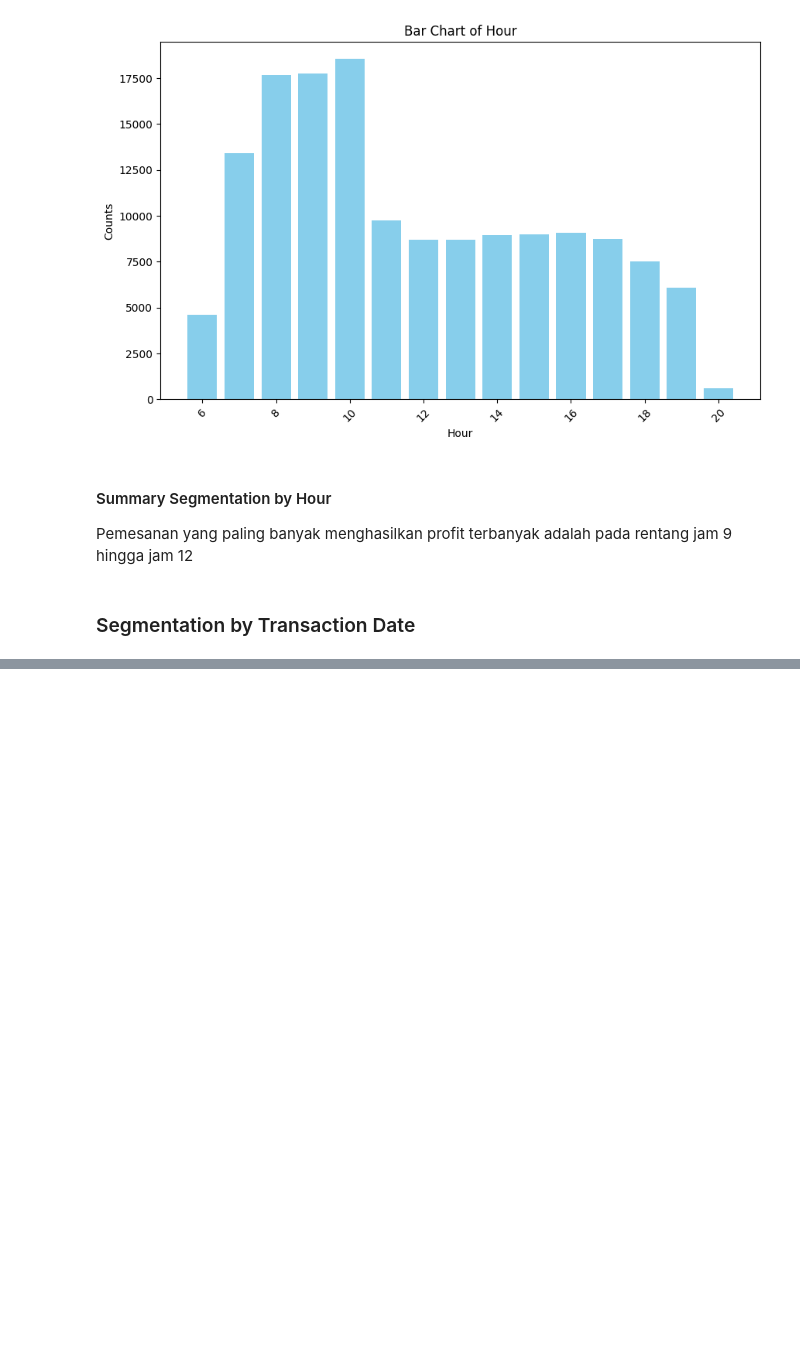
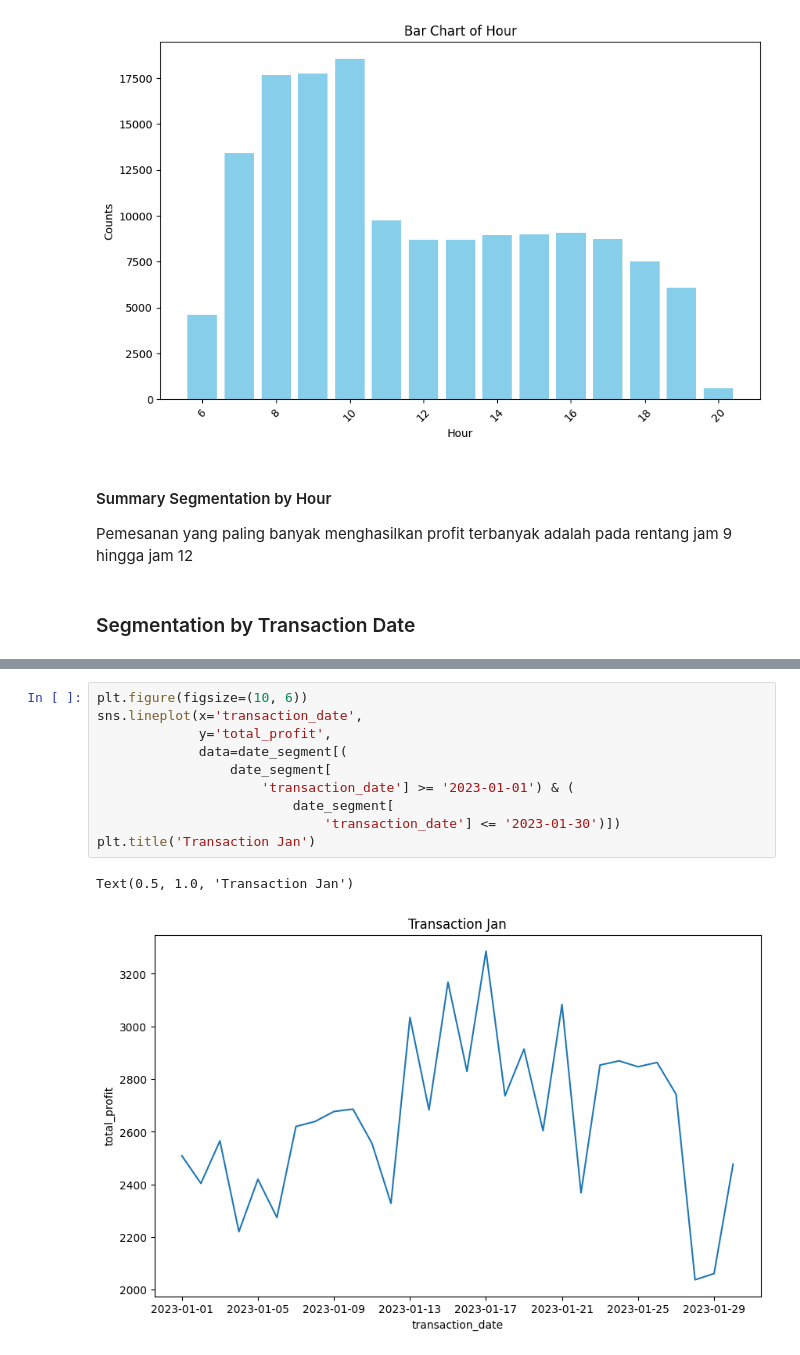
Before and after one commit to Beyoojn/coffeeshop_insightsample, a Jupyter notebook: coffeeshop_insight_using_py.ipynb, the cells around one changed output, grey strips where cells are left out. Cells and saved outputs as stored; diff of their text form; blank space fills up the shorter version.

```diff
--- a/coffeeshop_insight_using_py.ipynb
+++ b/coffeeshop_insight_using_py.ipynb
@@ -501,0 +526,13 @@ NameError: name 'df_mod' is not defined
+# %%
+plt.figure(figsize=(10, 6))
+sns.lineplot(x='transaction_date',
+             y='total_profit',
+             data=date_segment[(
+                 date_segment[
+                     'transaction_date'] >= '2023-01-01') & (
+                         date_segment[
+                             'transaction_date'] <= '2023-01-30')])
+plt.title('Transaction Jan')
+# %% [output]
+Text(0.5, 1.0, 'Transaction Jan')
+[figure, added]
```
Also changed, not shown: parts of 5 cells of this notebook.
